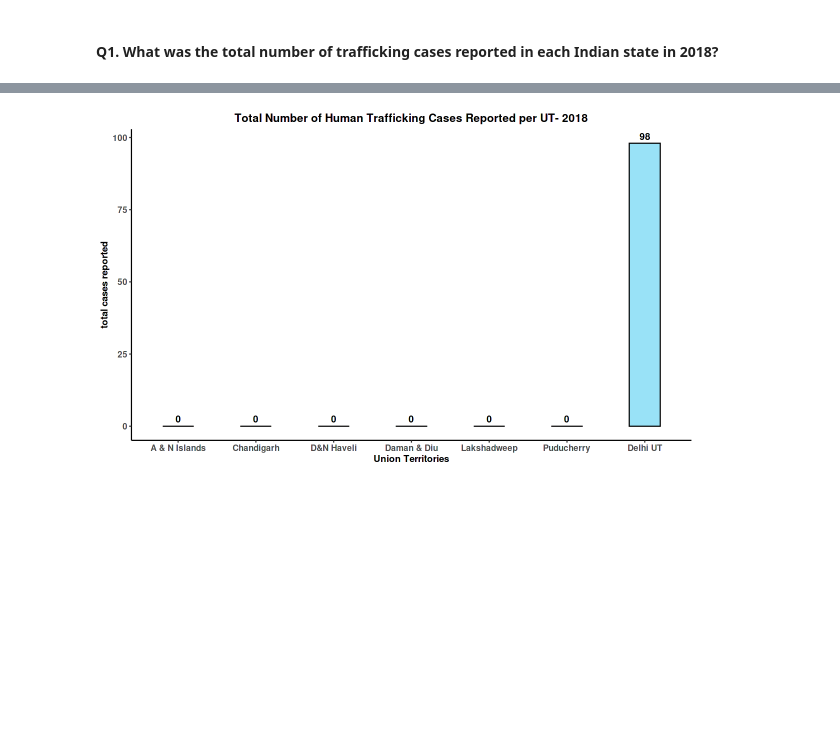
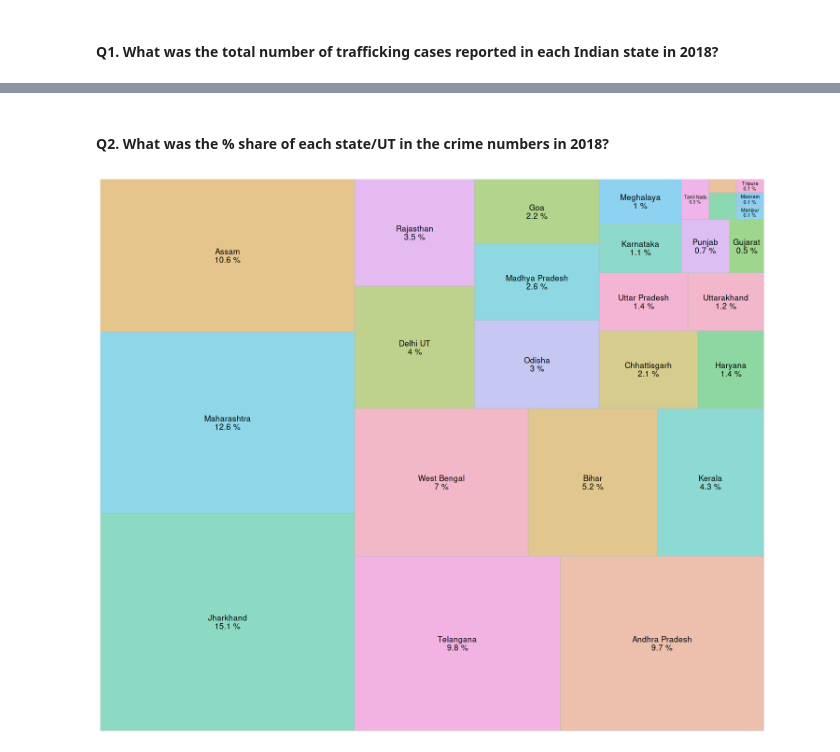
Before and after one commit to Cshefali/Human-Trafficking-India-Analysis, a Jupyter notebook: india-human-trafficking-analysis-2018-2020.ipynb, the cells around one changed output, grey strips where cells are left out. Drawn from its saved outputs; the diff is of its cells as text; code cells hidden in the pictures; blank space fills up the shorter version.

```diff
--- a/india-human-trafficking-analysis-2018-2020.ipynb
+++ b/india-human-trafficking-analysis-2018-2020.ipynb
@@ -329,16 +345,14 @@ coord_flip()
-# %%
-#total cases reported per Union Territory in 2018
-kaggle_plotsize(10,6)
-states_data_18 %>%
-filter(region_type=="union territory") %>%
-ggplot(aes(x=reorder(states_ut,cases_reported),y=cases_reported,fill=states_ut)) +
-geom_bar(stat="identity",width=0.4,color="black",alpha=0.4) +
-geom_text(aes(label=cases_reported),color="black",stat="identity",vjust=-0.5,fontface="bold") +
-theme_classic() +
-theme(axis.text = element_text(face="bold",size=10),legend.position="none",
-     plot.title=element_text(face="bold",hjust=0.5),
-     axis.title=element_text(face="bold")) +
-labs(x="Union Territories", y="total cases reported",
-     title="Total Number of Human Trafficking Cases Reported per UT- 2018")
-# %% [output]
-[figure, removed]
+# %% [markdown]
+#### Q2. What was the % share of each state/UT in the crime numbers in 2018?
+# %%
+#percentage share of each state in the total reported cases annually
+#representing through a Treemap.
+kaggle_plotsize(12,10)
+states_data_18 %>%
+ggplot(aes(area=percentage_share_of_state_2018,fill=states_ut,
+           label=paste(states_ut,paste(percentage_share_of_state_2018,"%"),sep='\n'))) +
+geom_treemap(alpha=0.4) +
+geom_treemap_text(color="black",place="center",size=10) +
+theme(legend.position="none")
+# %% [output]
+[figure, added]
```
Also changed, not shown: parts of 3 cells of this notebook.
